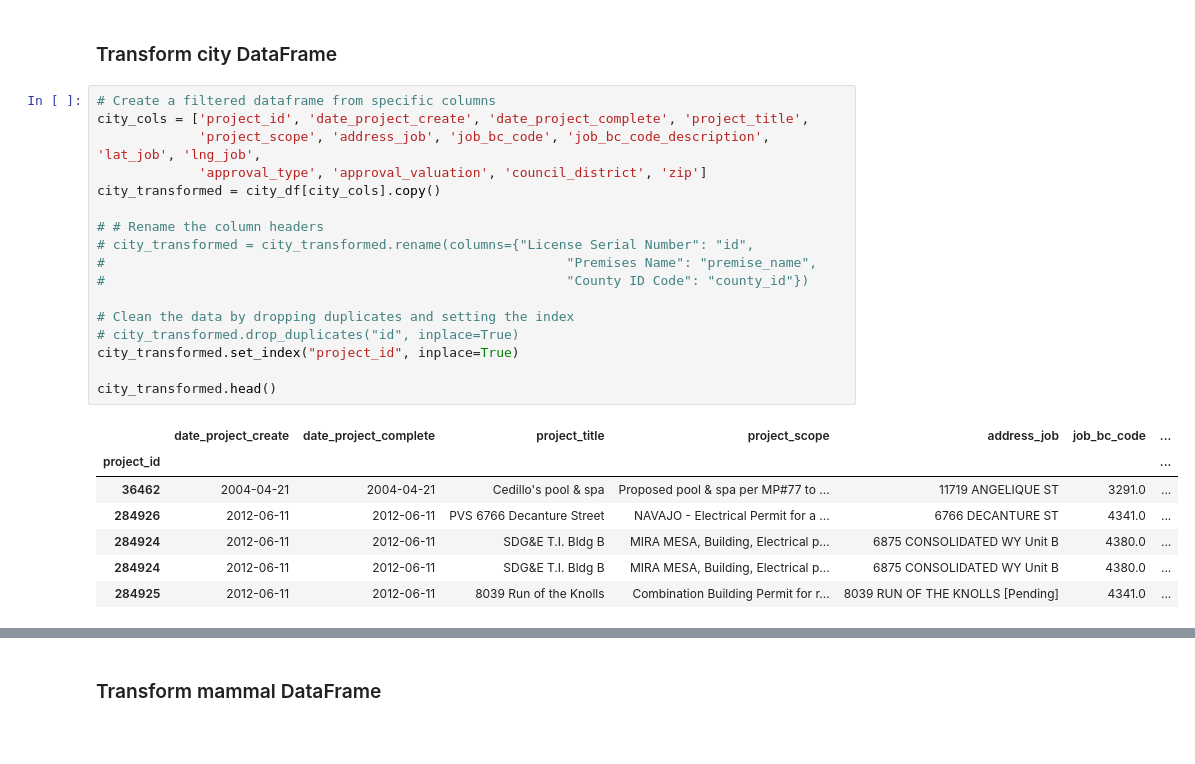
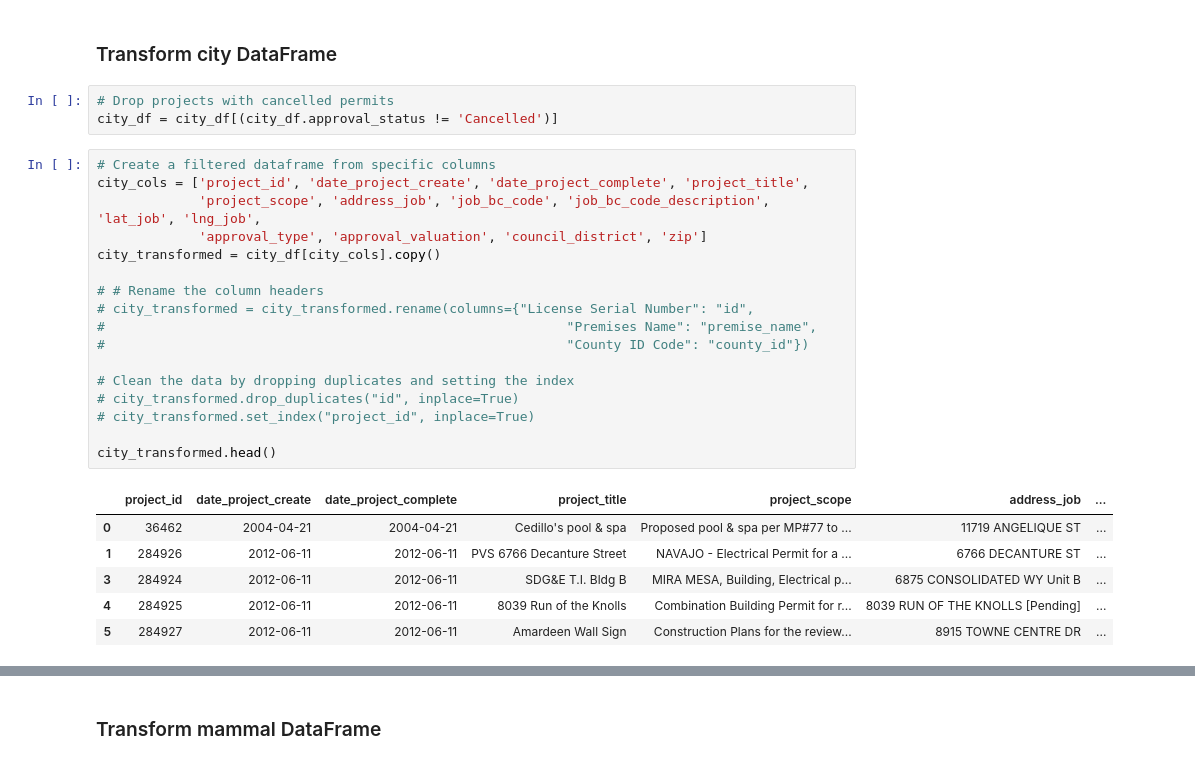
Before and after one commit to rarconaut/Project-2---ETL, a Jupyter notebook: Project2_ETL.ipynb, the cells around one changed output, grey strips where cells are left out. Drawn from its saved outputs; the diff is of its cells as text; blank space fills up the shorter version.

```diff
--- a/Project2_ETL.ipynb
+++ b/Project2_ETL.ipynb
@@ -51,29 +47,31 @@ mammal_df.head(150)
 | 149 | Odocoileus hemionus | Mule Deer | 7/15/1996 | 5/31/2013 | Tracks | 25.0 | 104.0 | 129.0 | Riparian and Bottomland Habitat | 1.0 | ... |
 # %% [markdown]
 ### Transform city DataFrame
+# %%
+# Drop projects with cancelled permits
+city_df = city_df[(city_df.approval_status != 'Cancelled')]
 # %%
 # Create a filtered dataframe from specific columns
 city_cols = ['project_id', 'date_project_create', 'date_project_complete', 'project_title',
              'project_scope', 'address_job', 'job_bc_code', 'job_bc_code_description', 'lat_job', 'lng_job',
              'approval_type', 'approval_valuation', 'council_district', 'zip']
 city_transformed = city_df[city_cols].copy()
 
 # # Rename the column headers
 # city_transformed = city_transformed.rename(columns={"License Serial Number": "id",
 #                                                           "Premises Name": "premise_name",
 #                                                           "County ID Code": "county_id"})
 
 # Clean the data by dropping duplicates and setting the index
 # city_transformed.drop_duplicates("id", inplace=True)
-city_transformed.set_index("project_id", inplace=True)
+# city_transformed.set_index("project_id", inplace=True)
 
 city_transformed.head()
 # %% [output]
-|  | date_project_create | date_project_complete | project_title | project_scope | address_job | job_bc_code | ... |
-| project_id |  |  |  |  |  |  | ... |
-| 36462 | 2004-04-21 | 2004-04-21 | Cedillo's pool & spa | Proposed pool & spa per MP#77 to ... | 11719 ANGELIQUE ST | 3291.0 | ... |
-| 284926 | 2012-06-11 | 2012-06-11 | PVS 6766 Decanture Street | NAVAJO - Electrical Permit for a ... | 6766 DECANTURE ST | 4341.0 | ... |
-| 284924 | 2012-06-11 | 2012-06-11 | SDG&E T.I. Bldg B | MIRA MESA, Building, Electrical p... | 6875 CONSOLIDATED WY Unit B | 4380.0 | ... |
-| 284924 | 2012-06-11 | 2012-06-11 | SDG&E T.I. Bldg B | MIRA MESA, Building, Electrical p... | 6875 CONSOLIDATED WY Unit B | 4380.0 | ... |
-| 284925 | 2012-06-11 | 2012-06-11 | 8039 Run of the Knolls | Combination Building Permit for r... | 8039 RUN OF THE KNOLLS [Pending] | 4341.0 | ... |
+|  | project_id | date_project_create | date_project_complete | project_title | project_scope | address_job | ... |
+| 0 | 36462 | 2004-04-21 | 2004-04-21 | Cedillo's pool & spa | Proposed pool & spa per MP#77 to ... | 11719 ANGELIQUE ST | ... |
+| 1 | 284926 | 2012-06-11 | 2012-06-11 | PVS 6766 Decanture Street | NAVAJO - Electrical Permit for a ... | 6766 DECANTURE ST | ... |
+| 3 | 284924 | 2012-06-11 | 2012-06-11 | SDG&E T.I. Bldg B | MIRA MESA, Building, Electrical p... | 6875 CONSOLIDATED WY Unit B | ... |
+| 4 | 284925 | 2012-06-11 | 2012-06-11 | 8039 Run of the Knolls | Combination Building Permit for r... | 8039 RUN OF THE KNOLLS [Pending] | ... |
+| 5 | 284927 | 2012-06-11 | 2012-06-11 | Amardeen Wall Sign | Construction Plans for the review... | 8915 TOWNE CENTRE DR | ... |
 # %%
```
Also changed, not shown: parts of 6 cells of this notebook, 4 other files.
